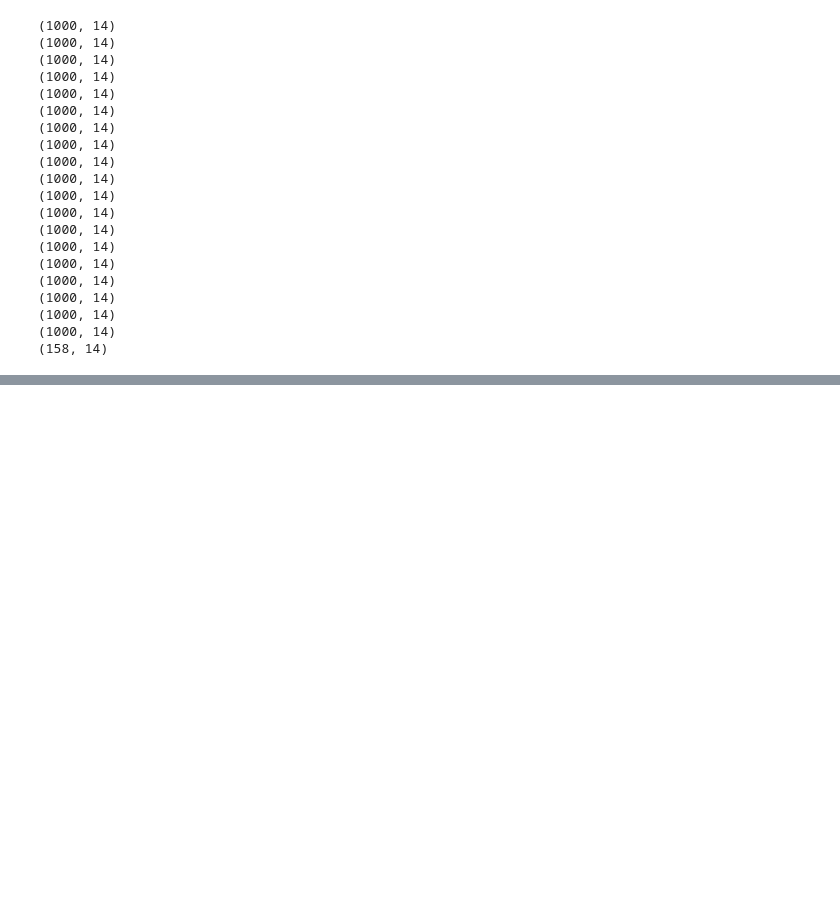
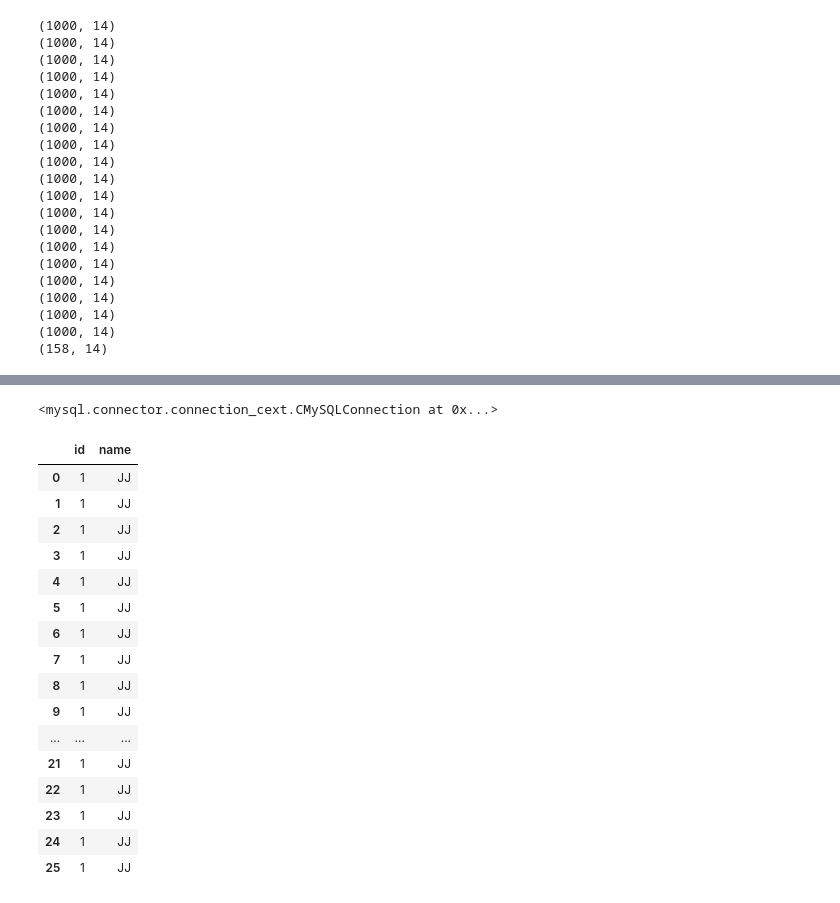
Before and after one commit to Cheethan/AIML, a Jupyter notebook: pandas_practice/pandas_p1.ipynb, the cells around one changed output, grey strips where cells are left out. Drawn from its saved outputs; the diff is of its cells as text; code cells hidden in the pictures; blank space fills up the shorter version.

```diff
--- a/pandas_practice/pandas_p1.ipynb
+++ b/pandas_practice/pandas_p1.ipynb
@@ -228,0 +249,26 @@ for i in df2:
+# %%
+dfsql = mc.connect(host="localhost", port=3306,user="root",password="",database="jjnew");
+
+dfsql
+# %% [output]
+<mysql.connector.connection_cext.CMySQLConnection at 0x...>
+# %%
+pd.read_sql_query("SELECT * FROM students",dfsql) # normal sql commands to play with the table
+# %% [output]
+|  | id | name |
+| 0 | 1 | JJ |
+| 1 | 1 | JJ |
+| 2 | 1 | JJ |
+| 3 | 1 | JJ |
+| 4 | 1 | JJ |
+| 5 | 1 | JJ |
+| 6 | 1 | JJ |
+| 7 | 1 | JJ |
+| 8 | 1 | JJ |
+| 9 | 1 | JJ |
+| ... | ... | ... |
+| 21 | 1 | JJ |
+| 22 | 1 | JJ |
+| 23 | 1 | JJ |
+| 24 | 1 | JJ |
+| 25 | 1 | JJ |
```
Also changed, not shown: parts of 5 cells of this notebook, 1 other file.
